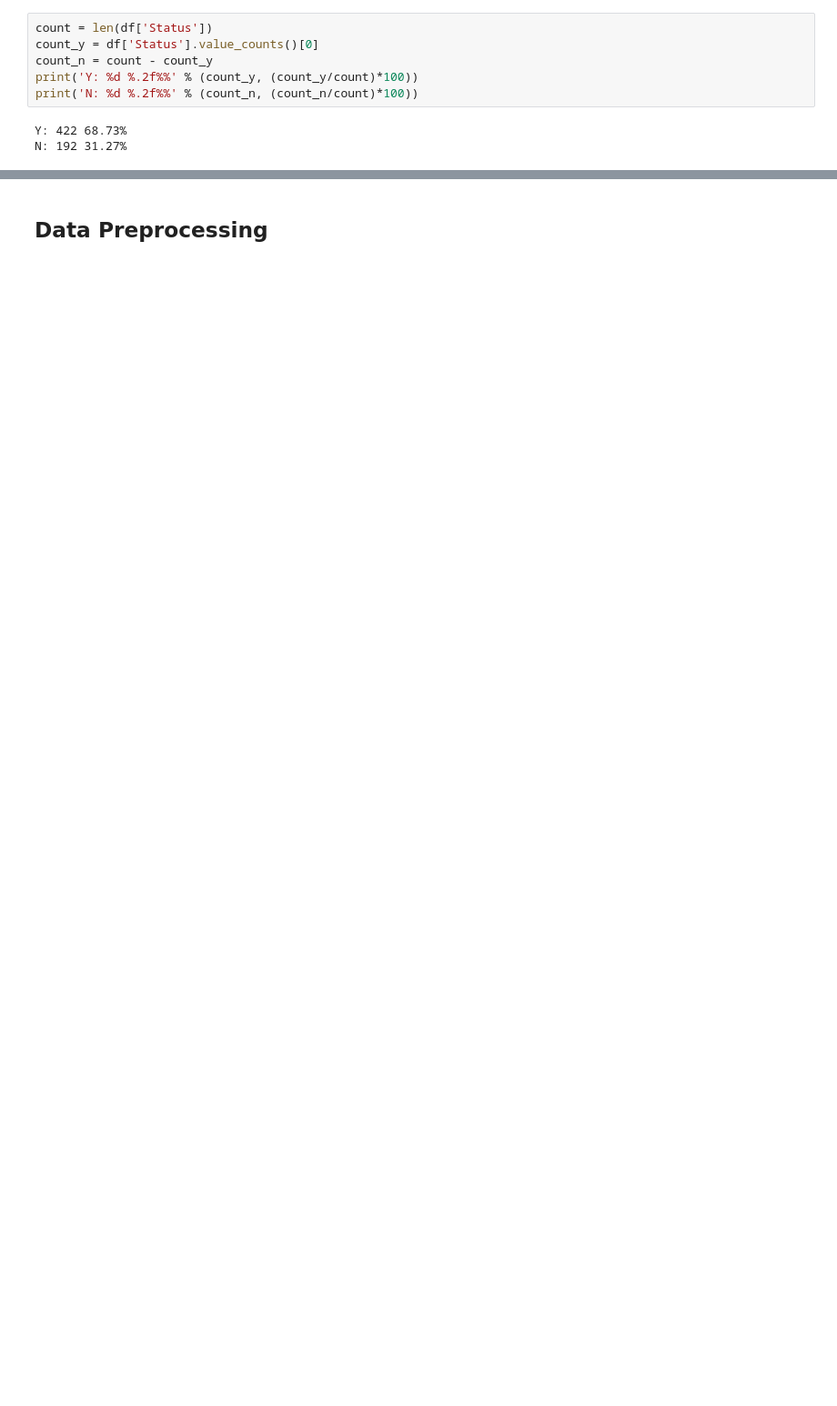
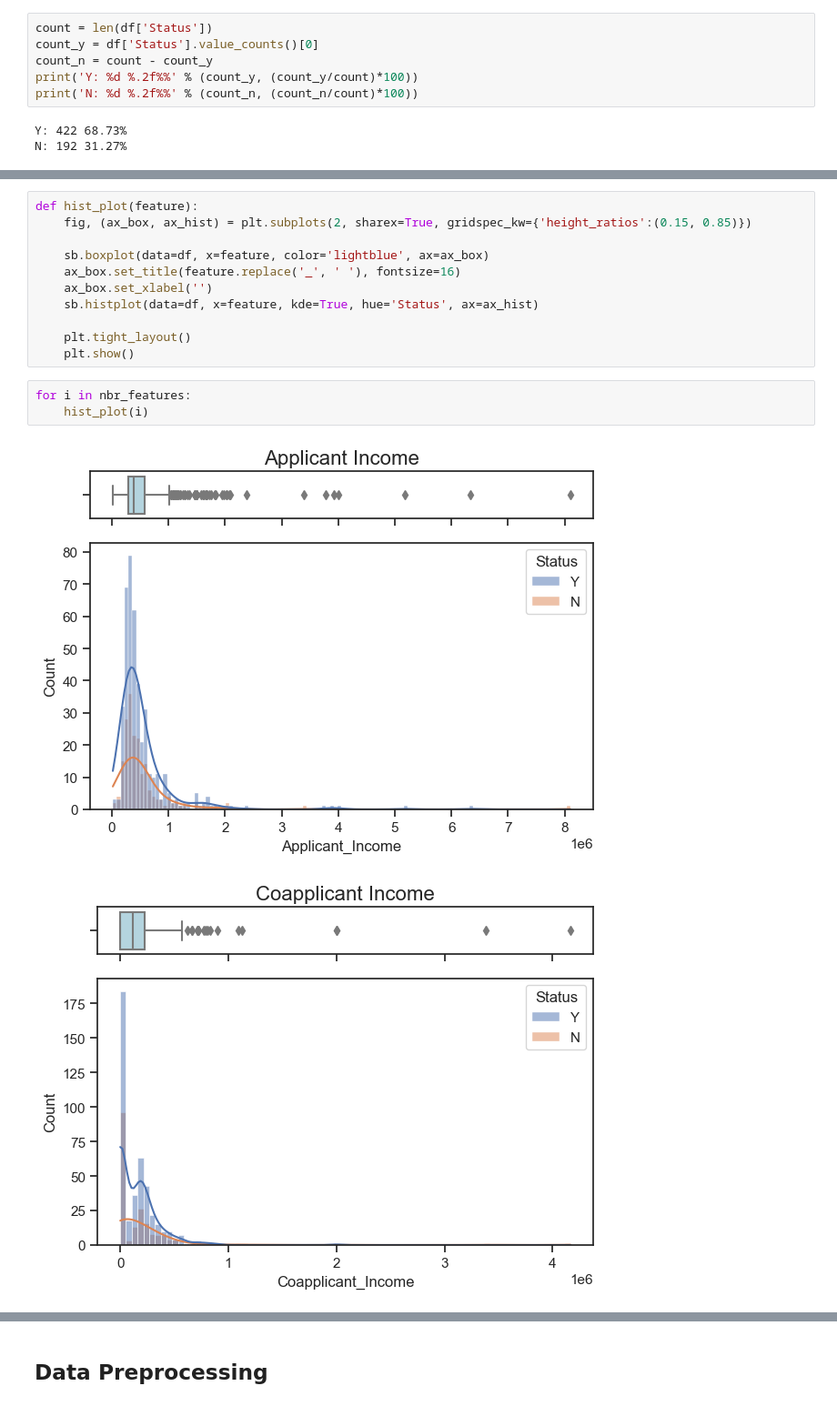
Before and after one commit to muscak/Loan-Prediction, a Jupyter notebook: Loan_Prediction.ipynb, the cells around one changed output, grey strips where cells are left out. Shown at 91% size. Saved outputs shown, nothing was run; the diff lists cells and outputs as text; blank space fills up the shorter version.

```diff
--- a/Loan_Prediction.ipynb
+++ b/Loan_Prediction.ipynb
@@ -173,0 +225,17 @@ plt.show()
+# %%
+def hist_plot(feature):
+    fig, (ax_box, ax_hist) = plt.subplots(2, sharex=True, gridspec_kw={'height_ratios':(0.15, 0.85)})
+
+    sb.boxplot(data=df, x=feature, color='lightblue', ax=ax_box)
+    ax_box.set_title(feature.replace('_', ' '), fontsize=16)
+    ax_box.set_xlabel('')
+    sb.histplot(data=df, x=feature, kde=True, hue='Status', ax=ax_hist)
+
+    plt.tight_layout()
+    plt.show()
+# %%
+for i in nbr_features:
+    hist_plot(i)
+# %% [output]
+[figure, added]
+[figure, added]
```
Also changed, not shown: parts of 24 cells of this notebook.
